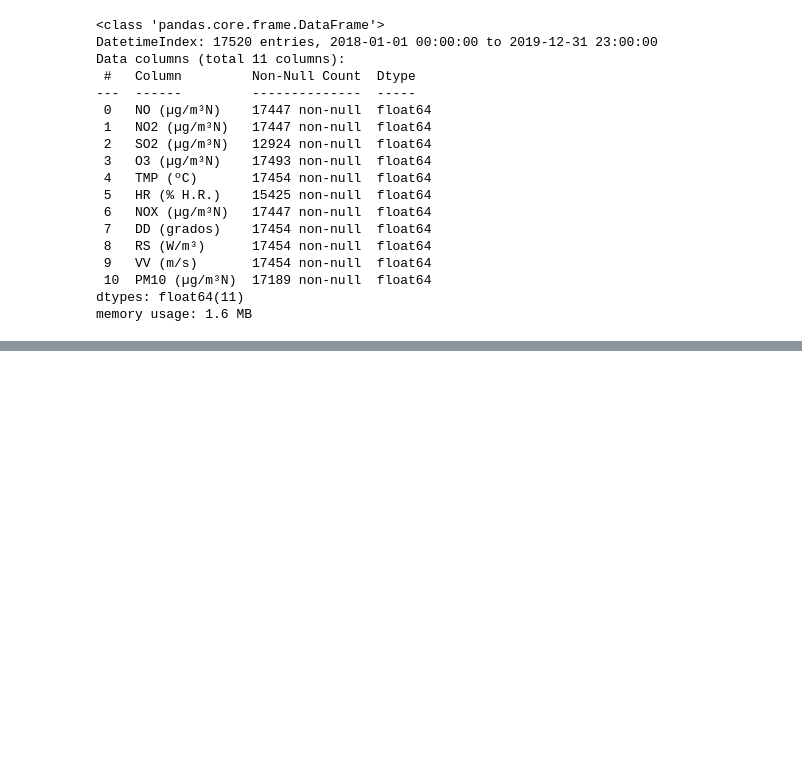
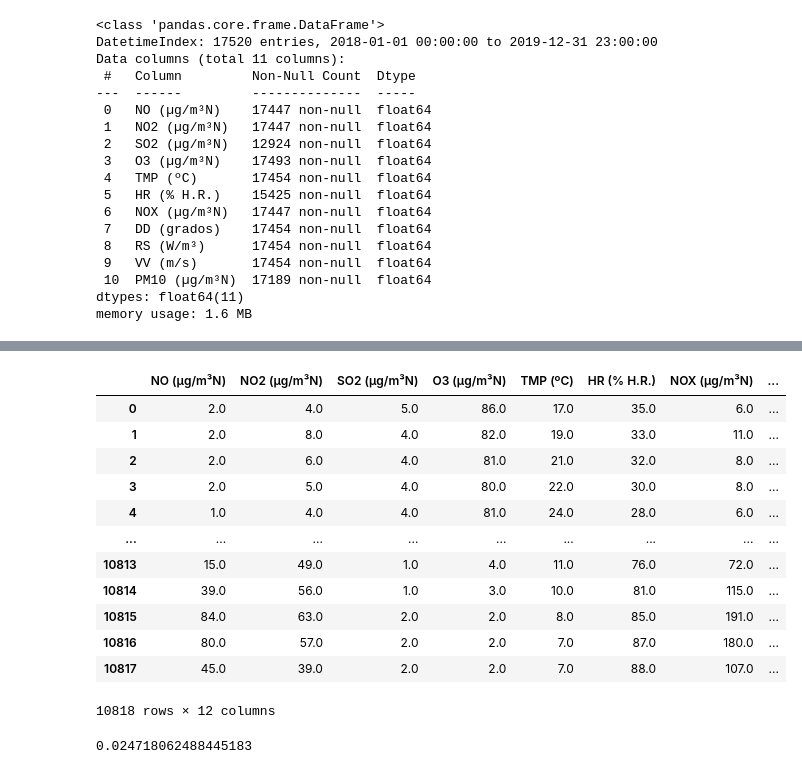
Before and after one commit to PritikaRamu/Air-Pollution-Prediction, a Jupyter notebook: Jupyter Notebook/SOP.ipynb, the cells around one changed output, grey strips where cells are left out. Drawn from its saved outputs; the diff is of its cells as text; code cells hidden in the pictures; blank space fills up the shorter version.

```diff
--- a/Jupyter Notebook/SOP.ipynb
+++ b/Jupyter Notebook/SOP.ipynb
@@ -228,0 +279,27 @@ alcantarilla_linear
+# %%
+test = pd.read_csv('test.csv')
+test = test.set_index('Date')
+imputer = KNNImputer(n_neighbors=5)
+After_imputation = imputer.fit_transform(test)
+df = pd.DataFrame(After_imputation, columns = ['NO (µg/m³N)','NO2 (µg/m³N)','SO2 (µg/m³N)','O3 (µg/m³N)','TMP (ºC)','HR (% H.R.)','NOX (µg/m³N)','DD (grados)','RS (W/m³)','VV (m/s)','PM10 (µg/m³N)','Ref'])
+df
+# %% [output]
+|  | NO (µg/m³N) | NO2 (µg/m³N) | SO2 (µg/m³N) | O3 (µg/m³N) | TMP (ºC) | HR (% H.R.) | NOX (µg/m³N) | ... |
+| 0 | 2.0 | 4.0 | 5.0 | 86.0 | 17.0 | 35.0 | 6.0 | ... |
+| 1 | 2.0 | 8.0 | 4.0 | 82.0 | 19.0 | 33.0 | 11.0 | ... |
+| 2 | 2.0 | 6.0 | 4.0 | 81.0 | 21.0 | 32.0 | 8.0 | ... |
+| 3 | 2.0 | 5.0 | 4.0 | 80.0 | 22.0 | 30.0 | 8.0 | ... |
+| 4 | 1.0 | 4.0 | 4.0 | 81.0 | 24.0 | 28.0 | 6.0 | ... |
+| ... | ... | ... | ... | ... | ... | ... | ... | ... |
+| 10813 | 15.0 | 49.0 | 1.0 | 4.0 | 11.0 | 76.0 | 72.0 | ... |
+| 10814 | 39.0 | 56.0 | 1.0 | 3.0 | 10.0 | 81.0 | 115.0 | ... |
+| 10815 | 84.0 | 63.0 | 2.0 | 2.0 | 8.0 | 85.0 | 191.0 | ... |
+| 10816 | 80.0 | 57.0 | 2.0 | 2.0 | 7.0 | 87.0 | 180.0 | ... |
+| 10817 | 45.0 | 39.0 | 2.0 | 2.0 | 7.0 | 88.0 | 107.0 | ... |
+10818 rows × 12 columns
+# %%
+from sklearn.metrics import mean_squared_error
+rms = mean_squared_error(df['SO2 (µg/m³N)'], df['Ref'])
+rms
+# %% [output]
+0.024718062488445183
```
Also changed, not shown: parts of 5 cells of this notebook, 2 other files.
